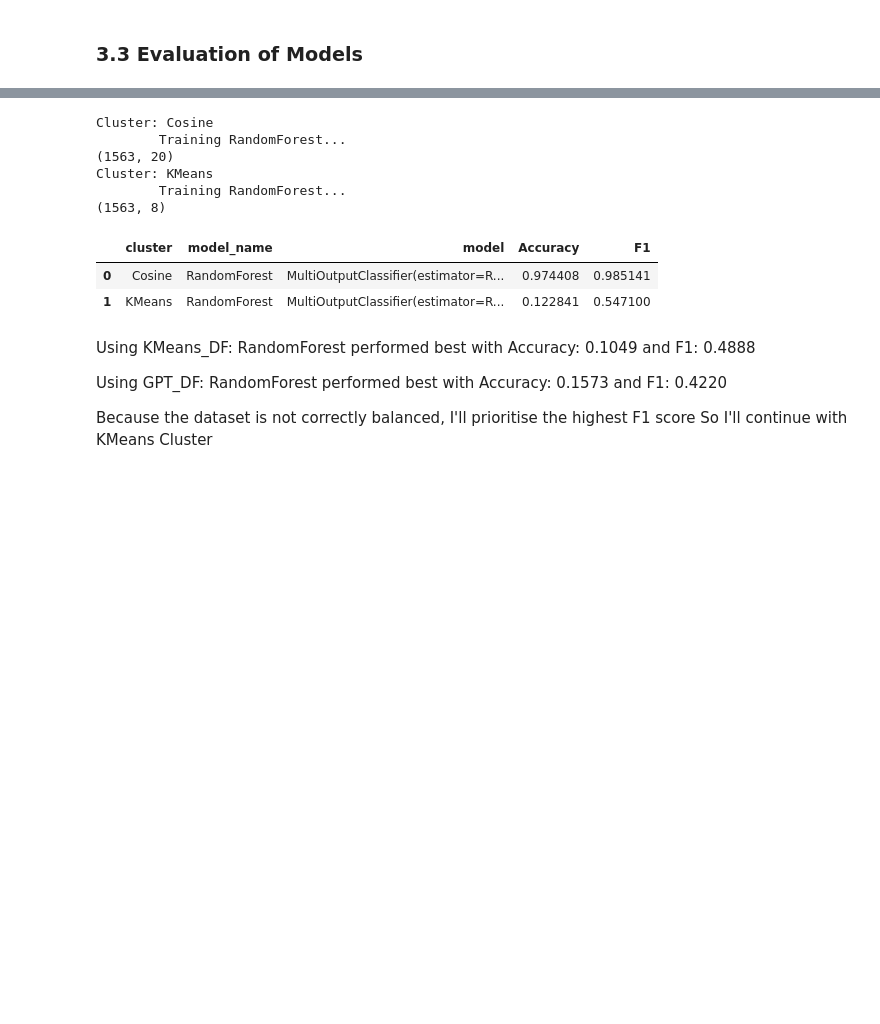
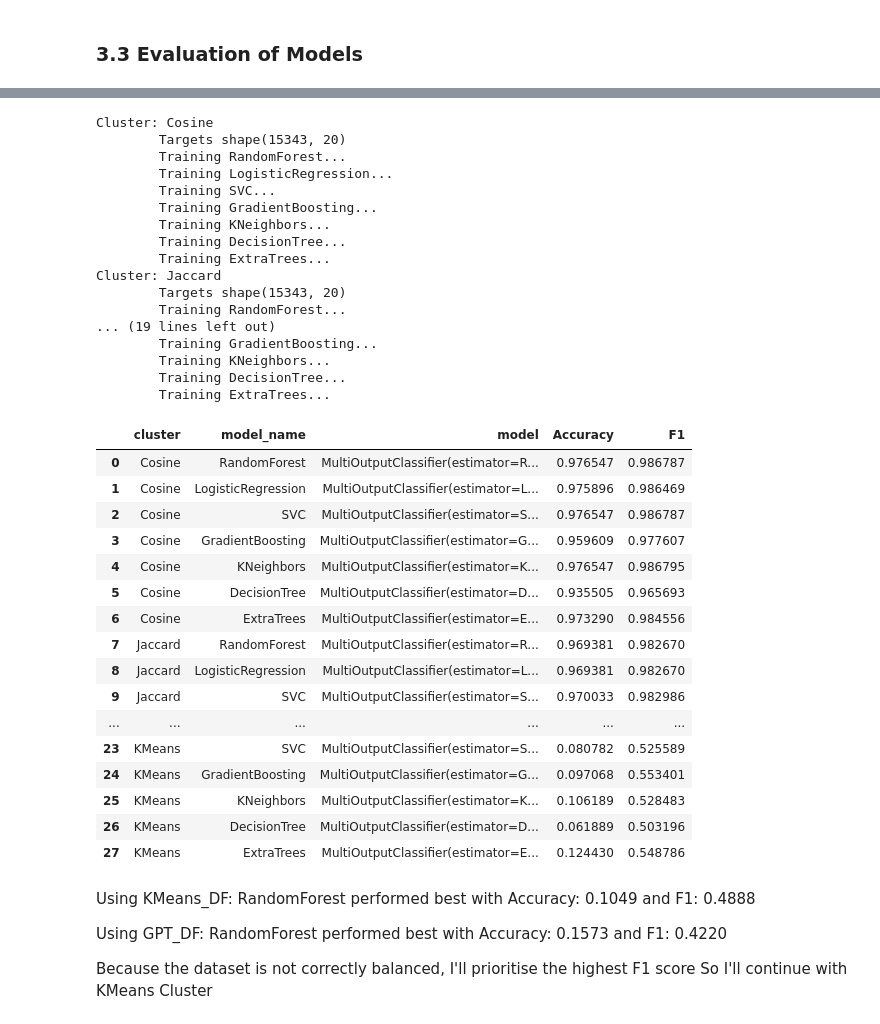
Before and after one commit to NicolasVerachtert/fastAI, a Jupyter notebook: research/notebooks/1.1 Mechanics Imputation.ipynb, the cells around one changed output, grey strips where cells are left out. Drawn from its saved outputs; the diff is of its cells as text; code cells hidden in the pictures; blank space fills up the shorter version.

Commit message:
feat: feature engineering + model training

```diff
--- a/research/notebooks/1.1 Mechanics Imputation.ipynb
+++ b/research/notebooks/1.1 Mechanics Imputation.ipynb
@@ -553,6 +553,14 @@ def train_and_evaluate_models(df, target_columns_prefix, models):
     target_columns = [col for col in df.columns if col.startswith(target_columns_prefix)]
     features = df.drop(columns=target_columns)
     targets = df[target_columns]
+
+    if features.shape[1] != 16:
+        print(f"\tFeatures shape{features.shape}")
+
+    if targets.shape[1] != 8:
+        print(f"\tTargets shape{targets.shape}")
+
+
 
     # Ensure there are no NaN values in the data
     if features.isnull().any().any() or targets.isnull().any().any():
@@ -599,39 +616,65 @@ models = {
 training_clusters = {
     'Cosine': cosine_preps['training_df'],
     'Jaccard': jaccard_preps['training_df'],
+    'GPT': gpt_preps['training_df'],
     'KMeans': kmeans_preps['training_df'],
-    'GPT': gpt_preps['training_df']
+
 }
 
 
 model_results = []
 for cluster_name, cluster in training_clusters.items():
 
     print(f"Cluster: {cluster_name}")
     res = train_and_evaluate_models(cluster, target_columns_prefix, models)
 
     for model_name, result in res.items():
         model_results.append(
             {
                 'cluster': cluster_name,
                 'model_name': model_name,
                 'model': result['model'],
                 'Accuracy': result['accuracy'],
                 'F1': result['F1 Score (micro)']
             }
         )
 
 pd.DataFrame(model_results)
 # %% [output]
 Cluster: Cosine
+        Targets shape(15343, 20)
         Training RandomForest...
-(1563, 20)
-Cluster: KMeans
+        Training LogisticRegression...
+        Training SVC...
+        Training GradientBoosting...
+        Training KNeighbors...
+        Training DecisionTree...
+        Training ExtraTrees...
+Cluster: Jaccard
+        Targets shape(15343, 20)
         Training RandomForest...
-(1563, 8)
+... (19 lines left out)
+        Training GradientBoosting...
+        Training KNeighbors...
+        Training DecisionTree...
+        Training ExtraTrees...
 |  | cluster | model_name | model | Accuracy | F1 |
-| 0 | Cosine | RandomForest | MultiOutputClassifier(estimator=R... | 0.974408 | 0.985141 |
-| 1 | KMeans | RandomForest | MultiOutputClassifier(estimator=R... | 0.122841 | 0.547100 |
+| 0 | Cosine | RandomForest | MultiOutputClassifier(estimator=R... | 0.976547 | 0.986787 |
+| 1 | Cosine | LogisticRegression | MultiOutputClassifier(estimator=L... | 0.975896 | 0.986469 |
+| 2 | Cosine | SVC | MultiOutputClassifier(estimator=S... | 0.976547 | 0.986787 |
+| 3 | Cosine | GradientBoosting | MultiOutputClassifier(estimator=G... | 0.959609 | 0.977607 |
+| 4 | Cosine | KNeighbors | MultiOutputClassifier(estimator=K... | 0.976547 | 0.986795 |
+| 5 | Cosine | DecisionTree | MultiOutputClassifier(estimator=D... | 0.935505 | 0.965693 |
+| 6 | Cosine | ExtraTrees | MultiOutputClassifier(estimator=E... | 0.973290 | 0.984556 |
+| 7 | Jaccard | RandomForest | MultiOutputClassifier(estimator=R... | 0.969381 | 0.982670 |
+| 8 | Jaccard | LogisticRegression | MultiOutputClassifier(estimator=L... | 0.969381 | 0.982670 |
+| 9 | Jaccard | SVC | MultiOutputClassifier(estimator=S... | 0.970033 | 0.982986 |
+| ... | ... | ... | ... | ... | ... |
+| 23 | KMeans | SVC | MultiOutputClassifier(estimator=S... | 0.080782 | 0.525589 |
+| 24 | KMeans | GradientBoosting | MultiOutputClassifier(estimator=G... | 0.097068 | 0.553401 |
+| 25 | KMeans | KNeighbors | MultiOutputClassifier(estimator=K... | 0.106189 | 0.528483 |
+| 26 | KMeans | DecisionTree | MultiOutputClassifier(estimator=D... | 0.061889 | 0.503196 |
+| 27 | KMeans | ExtraTrees | MultiOutputClassifier(estimator=E... | 0.124430 | 0.548786 |
 # %% [markdown]
 Using KMeans_DF:    RandomForest performed best with Accuracy: 0.1049 and F1: 0.4888
 
```
Also changed, not shown: parts of 17 cells of this notebook, 13 other files.
